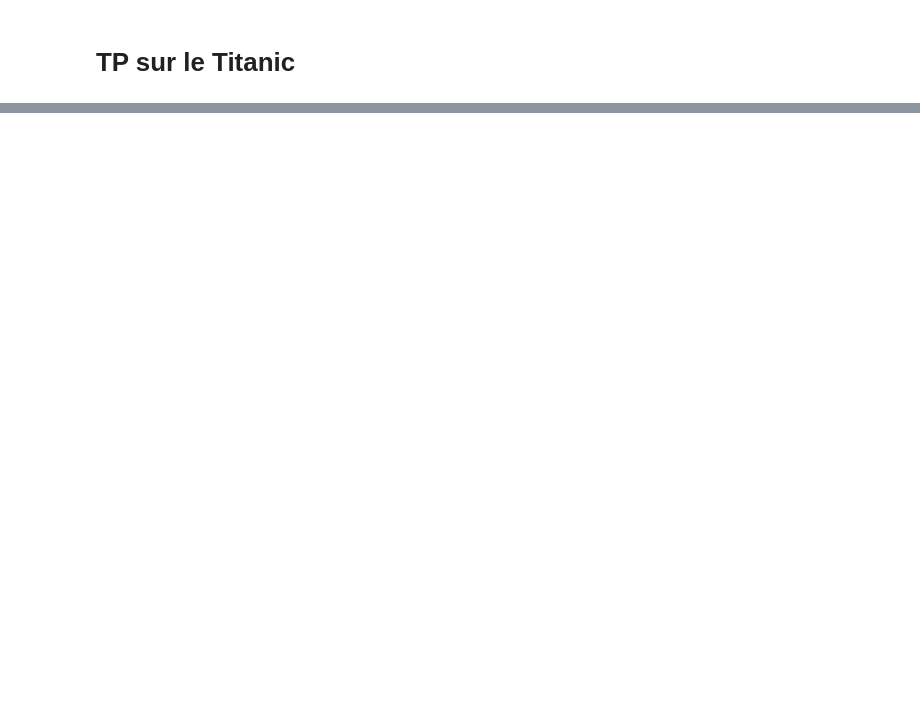
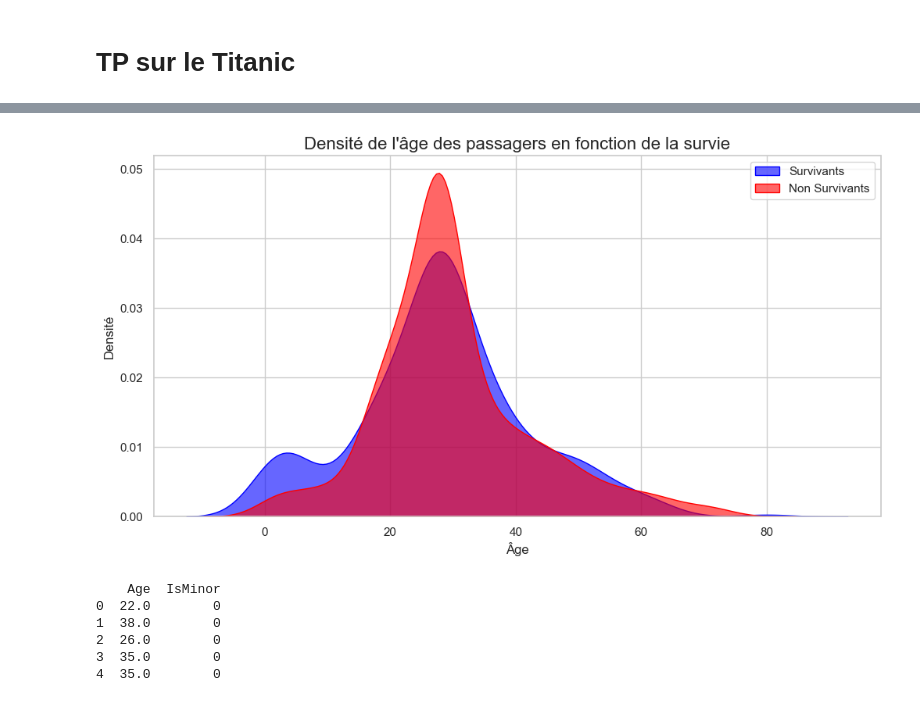
Before and after one commit to emilienbld/M1_Machine_Learning, a Jupyter notebook: regression_logisitque_titanic.ipynb, the cells around one changed output, grey strips where cells are left out. Cells and saved outputs as stored; diff of their text form; code cells hidden in the pictures; blank space fills up the shorter version.

Commit message:
TP titanic seconde partie

```diff
--- a/regression_logisitque_titanic.ipynb
+++ b/regression_logisitque_titanic.ipynb
@@ -263,0 +170,34 @@ print(df_encoded_cleaned.head())
+# %%
+# Importer les bibliothèques nécessaires pour la visualisation
+import seaborn as sns
+import matplotlib.pyplot as plt
+
+# Paramètres pour une meilleure visualisation
+plt.figure(figsize=(12, 6))
+
+# Distribution d'âge pour les passagers qui ont survécu
+sns.kdeplot(data=titanic_data[titanic_data['Survived'] == 1], x="Age", fill=True, label="Survivants", color="blue", alpha=0.6)
+
+# Distribution d'âge pour les passagers qui n'ont pas survécu
+sns.kdeplot(data=titanic_data[titanic_data['Survived'] == 0], x="Age", fill=True, label="Non Survivants", color="red", alpha=0.6)
+
+# Ajouter des titres et des légendes
+plt.title("Densité de l'âge des passagers en fonction de la survie", fontsize=16)
+plt.xlabel("Âge", fontsize=12)
+plt.ylabel("Densité", fontsize=12)
+plt.legend()
+
+# Afficher le graphique
+plt.show()
+# %% [output]
+[figure, added]
+# %%
+# Ajouter la colonne 'IsMinor' en fonction de la colonne 'Age'
+titanic_data['IsMinor'] = (titanic_data['Age'] < 16).astype(int)
+# %% [output]
+    Age  IsMinor
+0  22.0        0
+1  38.0        0
+2  26.0        0
+3  35.0        0
+4  35.0        0
```
Also changed, not shown: parts of 18 cells of this notebook.
